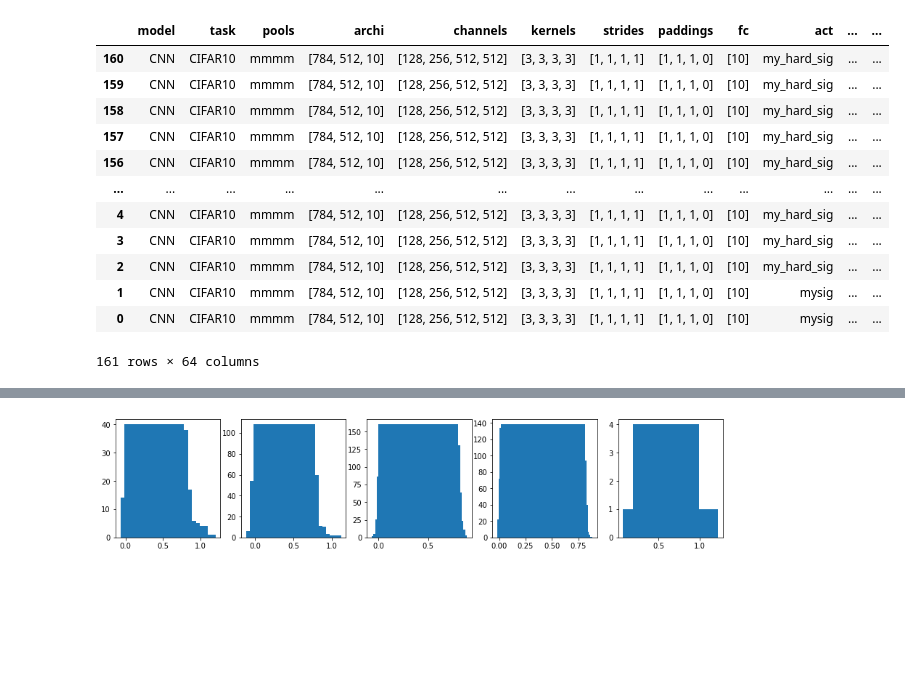
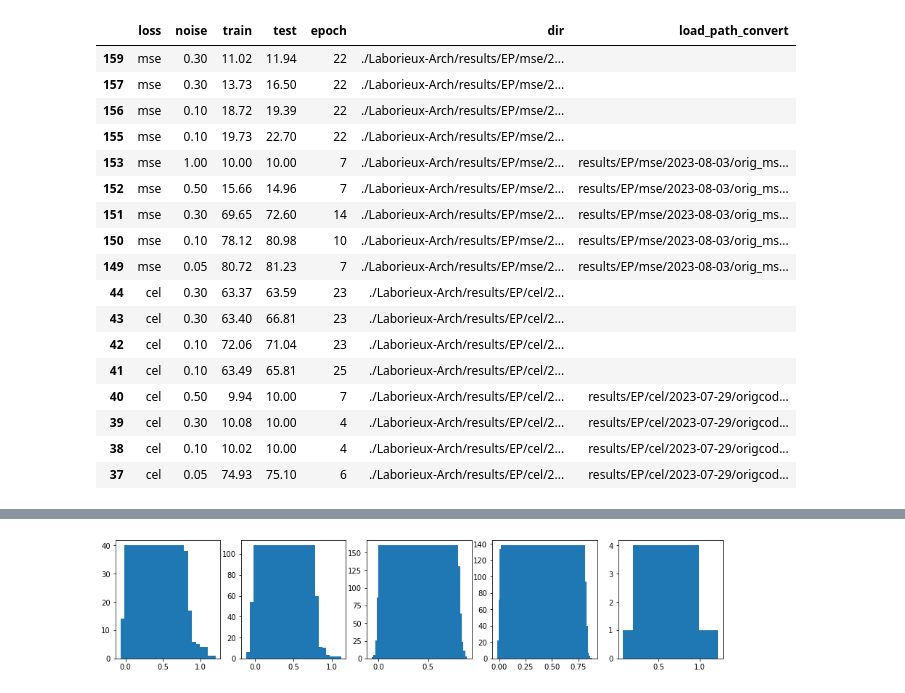
Before and after one commit to ajherman/Equilibrium-Propagation, a Jupyter notebook: Plot_Robustness.ipynb, the cells around one changed output, grey strips where cells are left out. Cells and saved outputs as stored; diff of their text form; code cells hidden in the pictures; blank space fills up the shorter version.

```diff
--- a/Plot_Robustness.ipynb
+++ b/Plot_Robustness.ipynb
@@ -23,19 +23,24 @@ pathpattern = 'Laborieux-Arch/results/*/*/*/*/'
 runs = getruns(pathpattern=pathpattern)
 # %%
 runsdf = pd.DataFrame(runs)
-runsdf.sort_values('dir', ascending=False)
+runsdf.sort_values('dir', ascending=False)[runsdf['noise'] > 0][['loss', 'noise', 'train', 'test', 'epoch', 'dir', 'load_path_convert']]
 # %% [output]
-|  | model | task | pools | archi | channels | kernels | strides | paddings | fc | act | ... | ... |
-| 160 | CNN | CIFAR10 | mmmm | [784, 512, 10] | [128, 256, 512, 512] | [3, 3, 3, 3] | [1, 1, 1, 1] | [1, 1, 1, 0] | [10] | my_hard_sig | ... | ... |
-| 159 | CNN | CIFAR10 | mmmm | [784, 512, 10] | [128, 256, 512, 512] | [3, 3, 3, 3] | [1, 1, 1, 1] | [1, 1, 1, 0] | [10] | my_hard_sig | ... | ... |
-| 158 | CNN | CIFAR10 | mmmm | [784, 512, 10] | [128, 256, 512, 512] | [3, 3, 3, 3] | [1, 1, 1, 1] | [1, 1, 1, 0] | [10] | my_hard_sig | ... | ... |
-| 157 | CNN | CIFAR10 | mmmm | [784, 512, 10] | [128, 256, 512, 512] | [3, 3, 3, 3] | [1, 1, 1, 1] | [1, 1, 1, 0] | [10] | my_hard_sig | ... | ... |
-| 156 | CNN | CIFAR10 | mmmm | [784, 512, 10] | [128, 256, 512, 512] | [3, 3, 3, 3] | [1, 1, 1, 1] | [1, 1, 1, 0] | [10] | my_hard_sig | ... | ... |
-| ... | ... | ... | ... | ... | ... | ... | ... | ... | ... | ... | ... | ... |
-| 4 | CNN | CIFAR10 | mmmm | [784, 512, 10] | [128, 256, 512, 512] | [3, 3, 3, 3] | [1, 1, 1, 1] | [1, 1, 1, 0] | [10] | my_hard_sig | ... | ... |
-| 3 | CNN | CIFAR10 | mmmm | [784, 512, 10] | [128, 256, 512, 512] | [3, 3, 3, 3] | [1, 1, 1, 1] | [1, 1, 1, 0] | [10] | my_hard_sig | ... | ... |
-| 2 | CNN | CIFAR10 | mmmm | [784, 512, 10] | [128, 256, 512, 512] | [3, 3, 3, 3] | [1, 1, 1, 1] | [1, 1, 1, 0] | [10] | my_hard_sig | ... | ... |
-| 1 | CNN | CIFAR10 | mmmm | [784, 512, 10] | [128, 256, 512, 512] | [3, 3, 3, 3] | [1, 1, 1, 1] | [1, 1, 1, 0] | [10] | mysig | ... | ... |
-| 0 | CNN | CIFAR10 | mmmm | [784, 512, 10] | [128, 256, 512, 512] | [3, 3, 3, 3] | [1, 1, 1, 1] | [1, 1, 1, 0] | [10] | mysig | ... | ... |
+|  | loss | noise | train | test | epoch | dir | load_path_convert |
+| 159 | mse | 0.30 | 11.02 | 11.94 | 22 | ./Laborieux-Arch/results/EP/mse/2... |  |
+| 157 | mse | 0.30 | 13.73 | 16.50 | 22 | ./Laborieux-Arch/results/EP/mse/2... |  |
+| 156 | mse | 0.10 | 18.72 | 19.39 | 22 | ./Laborieux-Arch/results/EP/mse/2... |  |
+| 155 | mse | 0.10 | 19.73 | 22.70 | 22 | ./Laborieux-Arch/results/EP/mse/2... |  |
+| 153 | mse | 1.00 | 10.00 | 10.00 | 7 | ./Laborieux-Arch/results/EP/mse/2... | results/EP/mse/2023-08-03/orig_ms... |
+| 152 | mse | 0.50 | 15.66 | 14.96 | 7 | ./Laborieux-Arch/results/EP/mse/2... | results/EP/mse/2023-08-03/orig_ms... |
+| 151 | mse | 0.30 | 69.65 | 72.60 | 14 | ./Laborieux-Arch/results/EP/mse/2... | results/EP/mse/2023-08-03/orig_ms... |
+| 150 | mse | 0.10 | 78.12 | 80.98 | 10 | ./Laborieux-Arch/results/EP/mse/2... | results/EP/mse/2023-08-03/orig_ms... |
+| 149 | mse | 0.05 | 80.72 | 81.23 | 7 | ./Laborieux-Arch/results/EP/mse/2... | results/EP/mse/2023-08-03/orig_ms... |
+| 44 | cel | 0.30 | 63.37 | 63.59 | 23 | ./Laborieux-Arch/results/EP/cel/2... |  |
+| 43 | cel | 0.30 | 63.40 | 66.81 | 23 | ./Laborieux-Arch/results/EP/cel/2... |  |
+| 42 | cel | 0.10 | 72.06 | 71.04 | 23 | ./Laborieux-Arch/results/EP/cel/2... |  |
+| 41 | cel | 0.10 | 63.49 | 65.81 | 25 | ./Laborieux-Arch/results/EP/cel/2... |  |
+| 40 | cel | 0.50 | 9.94 | 10.00 | 7 | ./Laborieux-Arch/results/EP/cel/2... | results/EP/cel/2023-07-29/origcod... |
+| 39 | cel | 0.30 | 10.08 | 10.00 | 4 | ./Laborieux-Arch/results/EP/cel/2... | results/EP/cel/2023-07-29/origcod... |
+| 38 | cel | 0.10 | 10.02 | 10.00 | 4 | ./Laborieux-Arch/results/EP/cel/2... | results/EP/cel/2023-07-29/origcod... |
+| 37 | cel | 0.05 | 74.93 | 75.10 | 6 | ./Laborieux-Arch/results/EP/cel/2... | results/EP/cel/2023-07-29/origcod... |
-161 rows × 64 columns
 # %%
```
Also changed, not shown: parts of 1 cell of this notebook, 19 other files.
